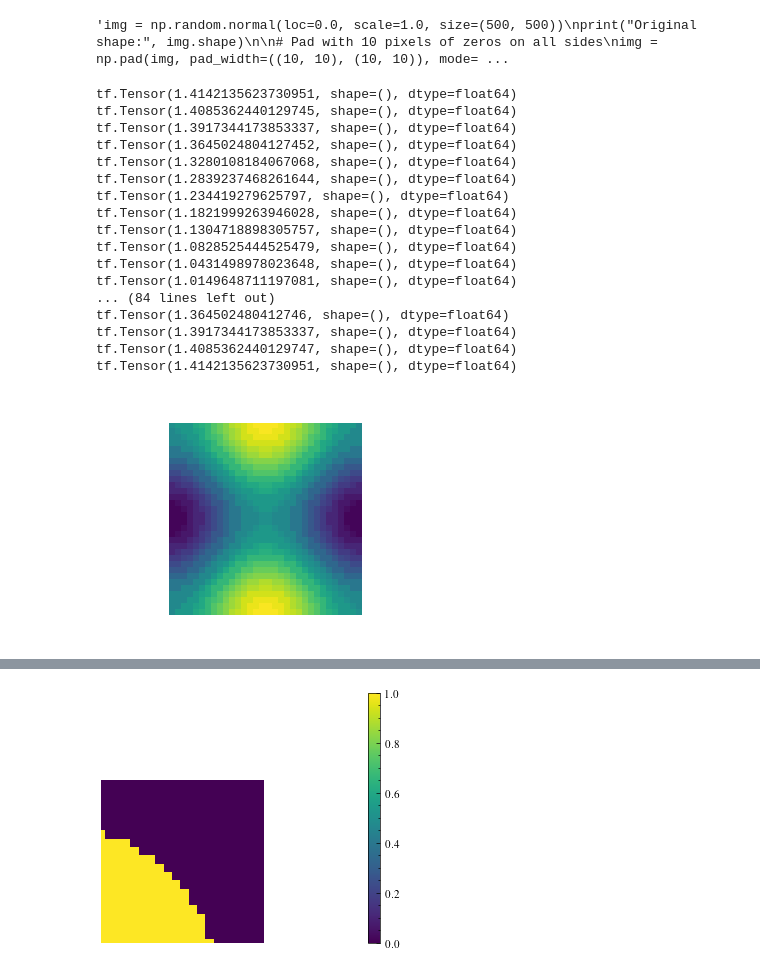
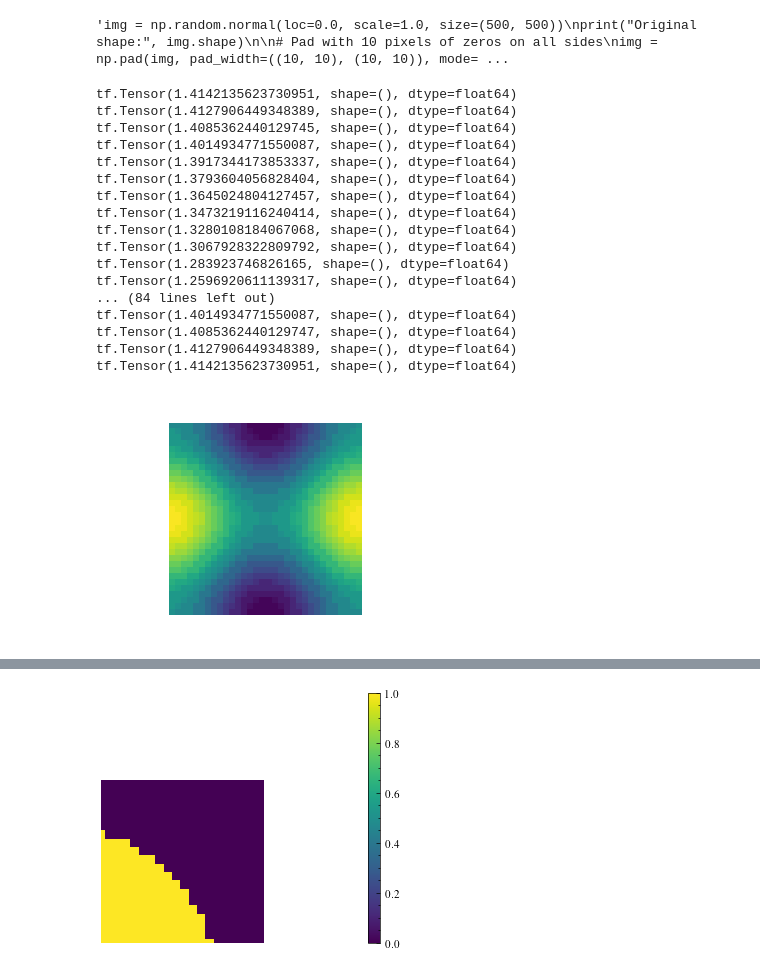
Before and after one commit to liamaltarac/miv_cvpr, a Jupyter notebook: orrientation_conv/pixel_malus_saddle.ipynb, the cells around one changed output, grey strips where cells are left out. Saved outputs shown, nothing was run; the diff lists cells and outputs as text; code cells hidden in the pictures.

```diff
--- a/orrientation_conv/pixel_malus_saddle.ipynb
+++ b/orrientation_conv/pixel_malus_saddle.ipynb
@@ -158,45 +138,45 @@ angle0 = np.pi/8
 
 for angle in angles :
 
     fig, ax = plt.subplots()
 
 
-    w[:,:,0,0] = (np.cos(2*angle))*w2 + ( np.sin(2*angle))*w1
+    w[:,:,0,0] = (np.cos(angle))*w2 + ( np.sin(angle))*w1
     print(tf.math.reduce_euclidean_norm(w))
     w[:,:,0,0] = w[:,:,0,0] / (tf.math.reduce_euclidean_norm(w))
 
 
     im = ax.imshow(w[:,:,0,0], cmap=cm.viridis, animated=True)
     ax.axis("off")
 
     fig.canvas.draw()
     frame = np.array(fig.canvas.renderer.buffer_rgba())
     frames.append(Image.fromarray(frame))
 
     plt.close(fig)  # close to avoid showing each frame in notebook
 
 frames[0].save("animation.gif", save_all=True, append_images=frames[1:], duration=100, loop=0)
 from IPython.display import Image as IPyImage
 IPyImage(filename="animation.gif")
 # %% [output]
 tf.Tensor(1.4142135623730951, shape=(), dtype=float64)
+tf.Tensor(1.4127906449348389, shape=(), dtype=float64)
 tf.Tensor(1.4085362440129745, shape=(), dtype=float64)
+tf.Tensor(1.4014934771550087, shape=(), dtype=float64)
 tf.Tensor(1.3917344173853337, shape=(), dtype=float64)
-tf.Tensor(1.3645024804127452, shape=(), dtype=float64)
+tf.Tensor(1.3793604056828404, shape=(), dtype=float64)
+tf.Tensor(1.3645024804127457, shape=(), dtype=float64)
+tf.Tensor(1.3473219116240414, shape=(), dtype=float64)
 tf.Tensor(1.3280108184067068, shape=(), dtype=float64)
-tf.Tensor(1.2839237468261644, shape=(), dtype=float64)
-tf.Tensor(1.234419279625797, shape=(), dtype=float64)
-tf.Tensor(1.1821999263946028, shape=(), dtype=float64)
-tf.Tensor(1.1304718898305757, shape=(), dtype=float64)
-tf.Tensor(1.0828525444525479, shape=(), dtype=float64)
-tf.Tensor(1.0431498978023648, shape=(), dtype=float64)
-tf.Tensor(1.0149648711197081, shape=(), dtype=float64)
+tf.Tensor(1.3067928322809792, shape=(), dtype=float64)
+tf.Tensor(1.283923746826165, shape=(), dtype=float64)
+tf.Tensor(1.2596920611139317, shape=(), dtype=float64)
 ... (84 lines left out)
-tf.Tensor(1.364502480412746, shape=(), dtype=float64)
-tf.Tensor(1.3917344173853337, shape=(), dtype=float64)
+tf.Tensor(1.4014934771550087, shape=(), dtype=float64)
 tf.Tensor(1.4085362440129747, shape=(), dtype=float64)
+tf.Tensor(1.4127906449348389, shape=(), dtype=float64)
 tf.Tensor(1.4142135623730951, shape=(), dtype=float64)
-[figure, old version]
+[figure, new version]
 # %%
 w = np.zeros((3,3,1,1))
 
```
Also changed, not shown: parts of 12 cells of this notebook, 14 other files.
